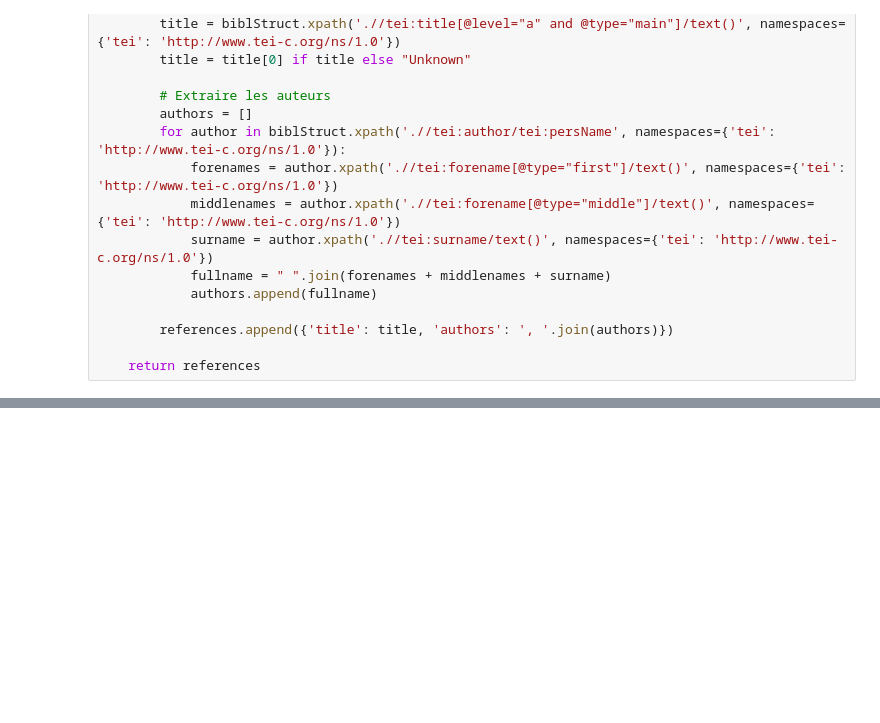
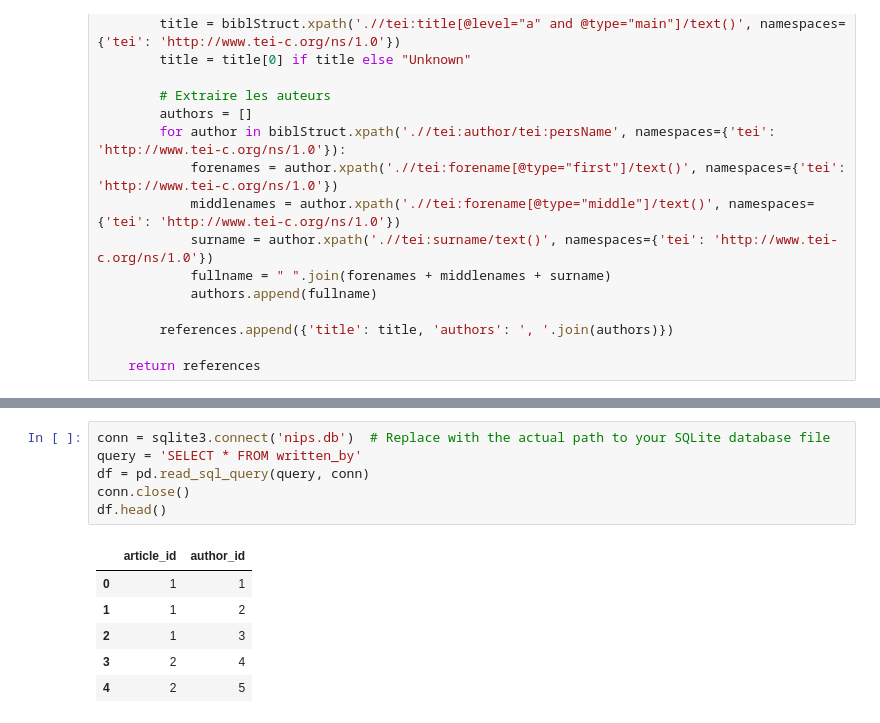
Before and after one commit to ameliemelo/crawling_project, a Jupyter notebook: testing.ipynb, the cells around one changed output, grey strips where cells are left out. Drawn from its saved outputs; the diff is of its cells as text; blank space fills up the shorter version.

```diff
--- a/testing.ipynb
+++ b/testing.ipynb
@@ -294,0 +384,13 @@ with open('dataset.json', 'r') as file:
+# %%
+conn = sqlite3.connect('nips.db')  # Replace with the actual path to your SQLite database file
+query = 'SELECT * FROM written_by'
+df = pd.read_sql_query(query, conn)
+conn.close()
+df.head()
+# %% [output]
+|  | article_id | author_id |
+| 0 | 1 | 1 |
+| 1 | 1 | 2 |
+| 2 | 1 | 3 |
+| 3 | 2 | 4 |
+| 4 | 2 | 5 |
```
Also changed, not shown: parts of 21 cells of this notebook, 8 other files.
